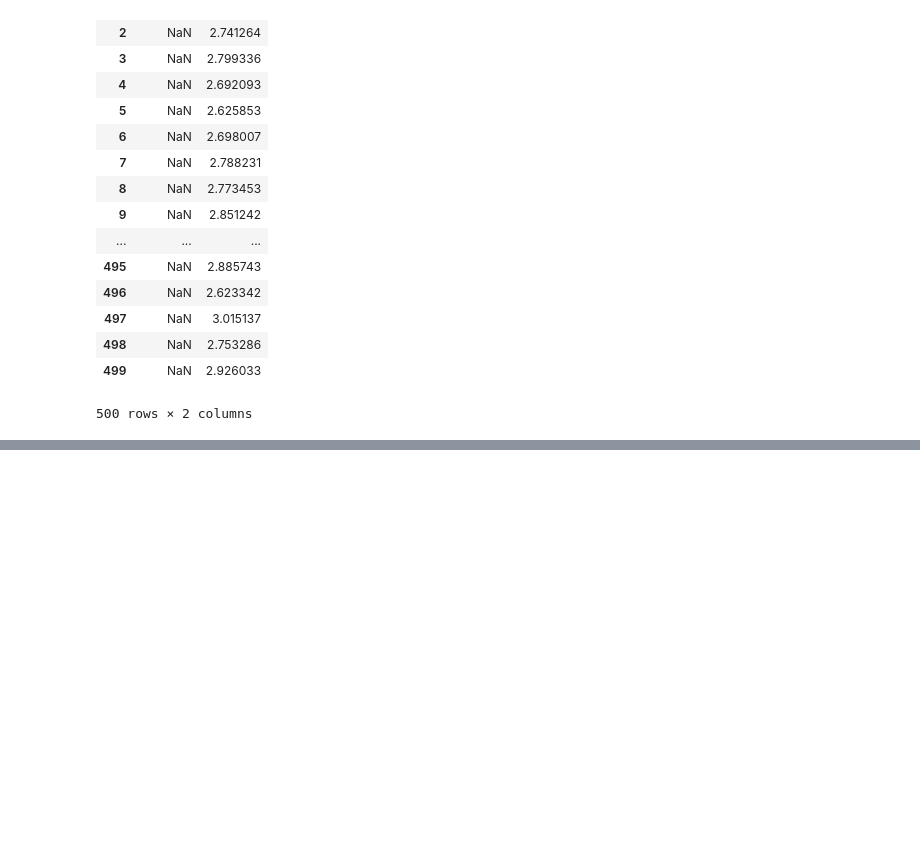
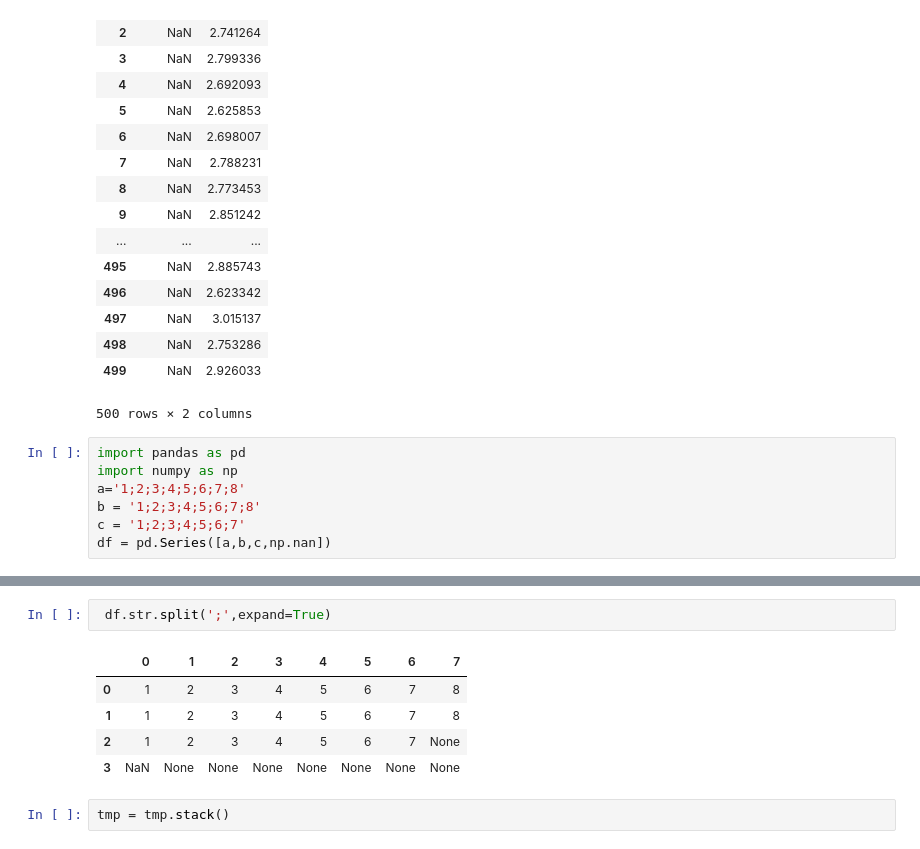
Before and after one commit to moneyml/Production, a Jupyter notebook: Code/Experiment/factory_profiling.ipynb, the cells around one changed output, grey strips where cells are left out. Drawn from its saved outputs; the diff is of its cells as text; blank space fills up the shorter version.

```diff
--- a/Code/Experiment/factory_profiling.ipynb
+++ b/Code/Experiment/factory_profiling.ipynb
@@ -159,3 +159,10 @@ train_df[['220X150','Y']]
 | 498 | NaN | 2.753286 |
 | 499 | NaN | 2.926033 |
 500 rows × 2 columns
+# %%
+import pandas as pd
+import numpy as np
+a='1;2;3;4;5;6;7;8'
+b = '1;2;3;4;5;6;7;8'
+c = '1;2;3;4;5;6;7'
+df = pd.Series([a,b,c,np.nan])
@@ -161,0 +192,10 @@ train_df[['220X150','Y']]
+# %%
+ df.str.split(';',expand=True)
+# %% [output]
+|  | 0 | 1 | 2 | 3 | 4 | 5 | 6 | 7 |
+| 0 | 1 | 2 | 3 | 4 | 5 | 6 | 7 | 8 |
+| 1 | 1 | 2 | 3 | 4 | 5 | 6 | 7 | 8 |
+| 2 | 1 | 2 | 3 | 4 | 5 | 6 | 7 | None |
+| 3 | NaN | None | None | None | None | None | None | None |
+# %%
+tmp = tmp.stack()
```
Also changed, not shown: parts of 7 cells of this notebook, 17 other files.
